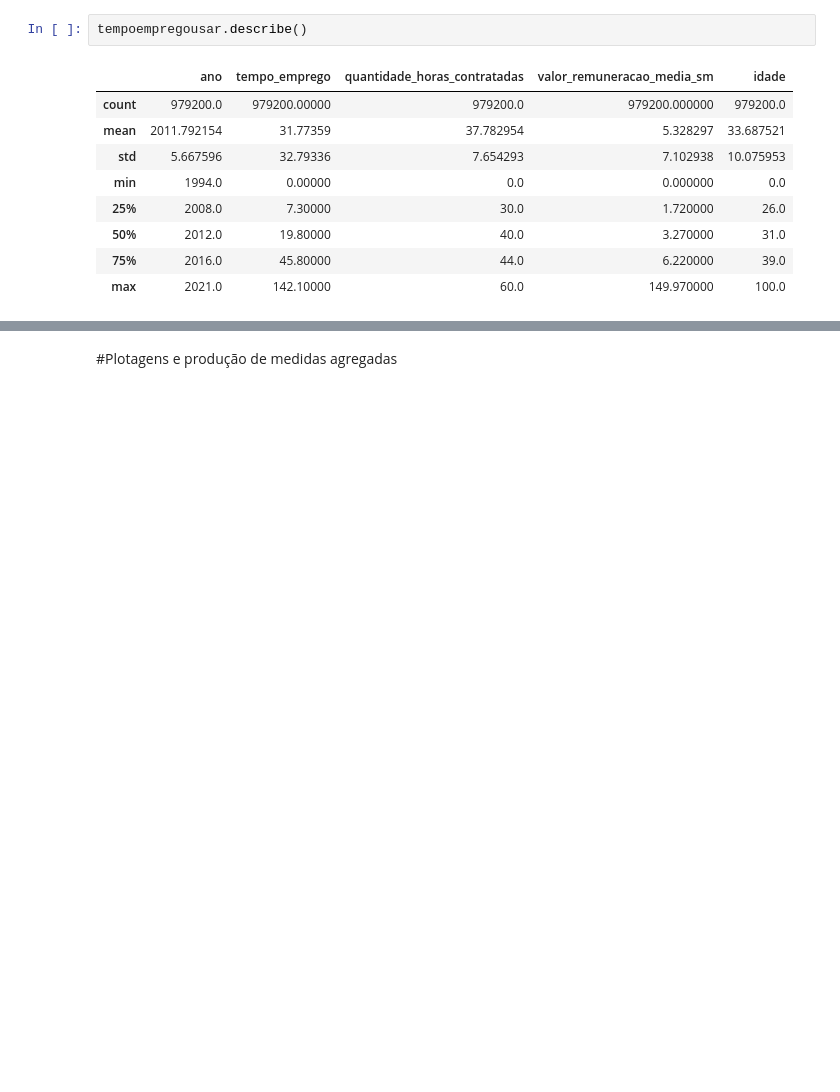
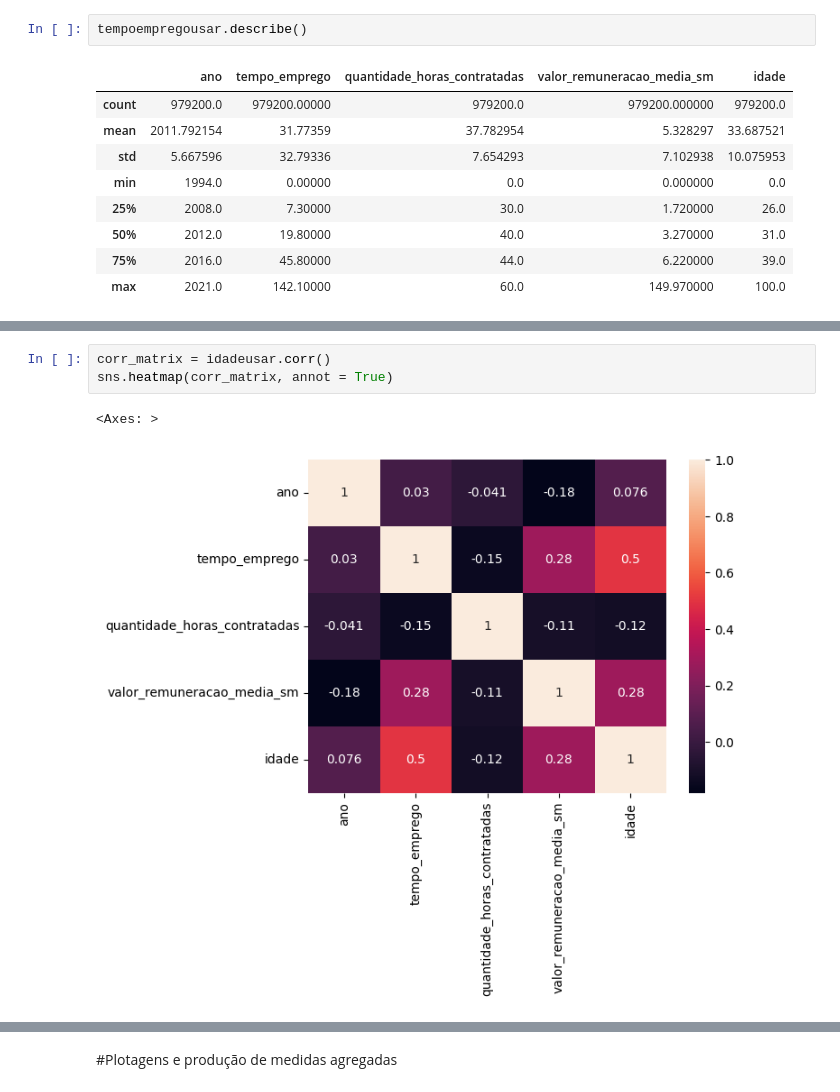
Before and after one commit to diogomleite/transformacaotrabalhojornalistas, a Jupyter notebook: Querys.ipynb, the cells around one changed output, grey strips where cells are left out. Drawn from its saved outputs; the diff is of its cells as text; blank space fills up the shorter version.

```diff
--- a/Querys.ipynb
+++ b/Querys.ipynb
@@ -214,0 +235,6 @@ tempoempregousar.describe()
+# %%
+corr_matrix = idadeusar.corr()
+sns.heatmap(corr_matrix, annot = True)
+# %% [output]
+<Axes: >
+[figure, added]
```
Also changed, not shown: parts of 9 cells of this notebook.
